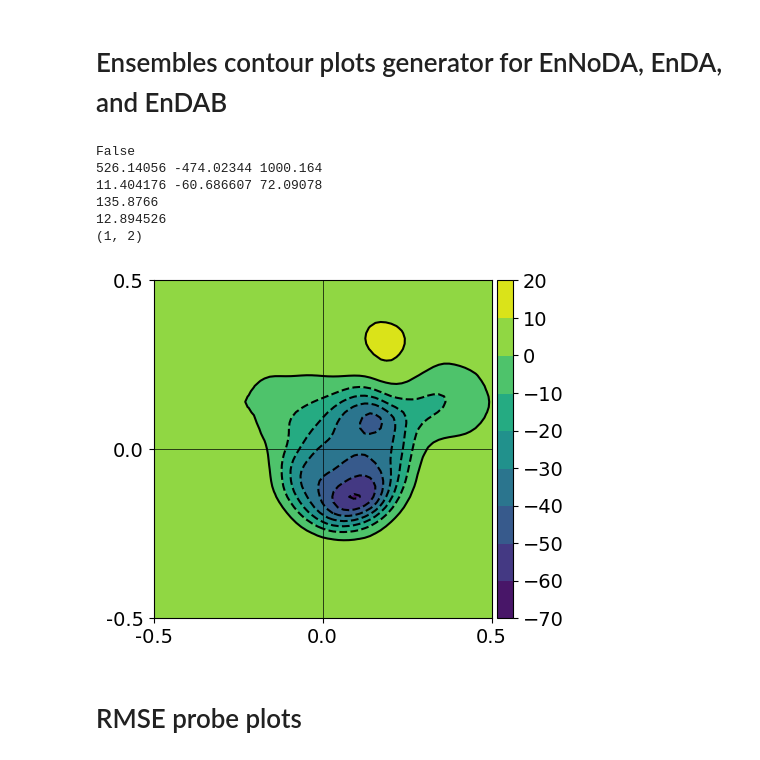
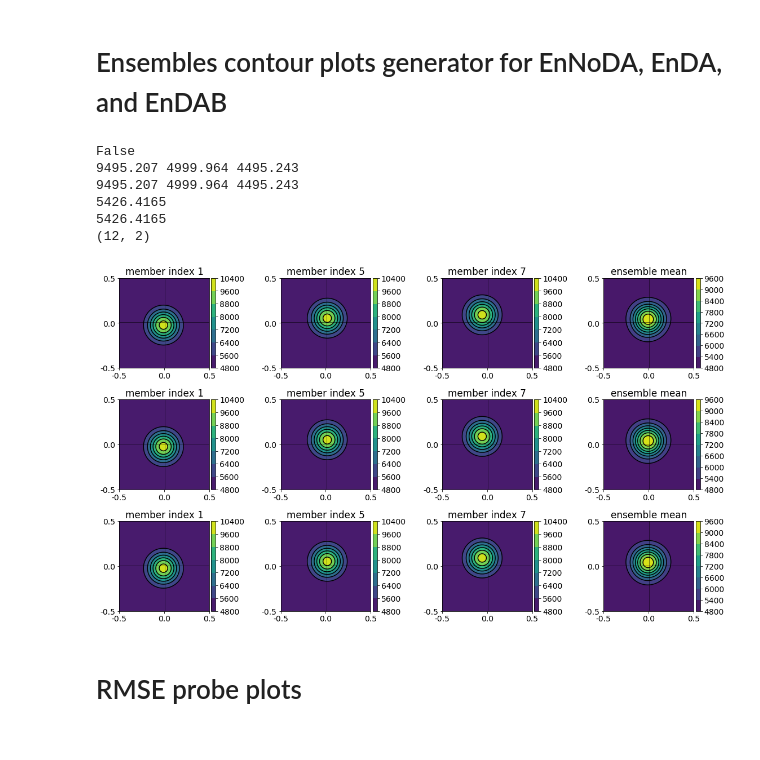
Before and after one commit to ray-chew/pyBELLA, a Jupyter notebook: visualiser_debugger/first_pub.ipynb, the cells around one changed output. Saved outputs shown, nothing was run; the diff lists cells and outputs as text; code cells hidden in the pictures.

```diff
--- a/visualiser_debugger/first_pub.ipynb
+++ b/visualiser_debugger/first_pub.ipynb
@@ -522,14 +525,15 @@ sfx1 = tc.cb_suffix(1,0, '%s' %(sfx0))
 sfx_ref = 'noda_pp'
 sfx_ref = 'pp_tra_ip_nonorm_ib-0'
 # attribute = 'rhow'
-attributes = ['rho','rhow']
-attributes = ['p2_nodes']
+attributes = ['rho','rhou']
+# attributes = ['p2_nodes']
+attributes = ['rho']
 attribute = attributes[0]
 
 times = [0.0]
 tag = 'ic'
 
-times = [3.0]
+times = [0.01]
 tag = tags[9]
 
 class oo(object): pass
@@ -539,9 +543,9 @@ ens_ref_oo = oo()
 
 if len(attributes) > 1:
     for attribute in attributes:
-        ens0 = tc.get_ensemble(times, N, attribute, sfx0, tag=tag, inner=True)
-        ens1 = tc.get_ensemble(times, N, attribute, sfx1, tag=tag, inner=True)
-        ens_ref = tc.get_ensemble(times, N, attribute, sfx_ref, tag=tag, inner=True)
+        ens0 = tc.get_ensemble(times, N, attribute, sfx0, tag=tag, inner=True)[-1]
+        ens1 = tc.get_ensemble(times, N, attribute, sfx1, tag=tag, inner=True)[-1]
+        ens_ref = tc.get_ensemble(times, N, attribute, sfx_ref, tag=tag, inner=True)[-1]
         setattr(ens0_oo,attribute,ens0)
         setattr(ens1_oo,attribute,ens1)
         setattr(ens_ref_oo,attribute,ens_ref)
@@ -578,12 +582,12 @@ print(np.sqrt((mean0**2).mean()))
 print(np.sqrt((mean1**2).mean()))
 mean0c = np.copy(mean0)
 mean1c = np.copy(mean1)
-# mean0 = [mean0.T**exp,'ensemble mean']
-# mean1 = [mean1.T**exp,'ensemble mean']
-# mean_ref = [mean_ref.T**exp,'ensemble mean']
-mean0 = [mean0.T**exp,'']
-mean1 = [mean1.T**exp,'']
-mean_ref = [mean_ref.T**exp,'']
+mean0 = [mean0.T**exp,'ensemble mean']
+mean1 = [mean1.T**exp,'ensemble mean']
+mean_ref = [mean_ref.T**exp,'ensemble mean']
+# mean0 = [mean0.T**exp,'']
+# mean1 = [mean1.T**exp,'']
+# mean_ref = [mean_ref.T**exp,'']
 means = [mean_ref, mean0, mean1]
 
 attr_labels = pt.labels()
@@ -593,7 +597,7 @@ for bb,ens in enumerate(enses):
     sfx = sfxes[bb]
 #     for aa, ens_at in enumerate(ens):
     fs = (14,8)
-    fs = (22,9)
+#     fs = (22,9)
 
     ens_arr = []
     for n,arr in enumerate(ens):
@@ -610,47 +614,52 @@ for bb,ens in enumerate(enses):
         if diff == True:
             arr -= arr_ref
 
         ens_arr.append([arr, 'member index %i' %n])
 #     arr_lst = [[arr[:,0,:].T,'member index %i' %n] for n,arr in enumerate(ens_at)]
     k = 0
     if k > N: k = 3
-#     arr_lst += [ens_arr[1],ens_arr[5],ens_arr[7]]
+    arr_lst += [ens_arr[1],ens_arr[5],ens_arr[7]]
 #     arr_lst = random.sample(arr_lst, k=k)
-    if bb == 2:
-        arr_lst.append(means[bb])
+#     if bb == 2:
+    arr_lst.append(means[bb])
 
     nn = 1 if N == 2 else 2
     nn = 1
     ncolslen = int(len(arr_lst)/nn)
 
 narr_lst = np.array(arr_lst)
 print(narr_lst.shape)
 
-ncolslen = 3
+ncolslen = 4
 fs = (16,10)
-fs = (5,5)
+# fs = (5,5)
 pl = pt.plotter(arr_lst,ncols=ncolslen,figsize=fs,sharey=False)
 
 x_axs = [-0.5,0.0,0.5]
 y_axs = [-0.5,0.0,0.5]
-x_loc = np.linspace(0,Nx,3)
-y_loc = np.linspace(0,Nz,3)
+if attribute == 'p2_nodes':
+    nnx, nnz = Nx, Nz
+else:
+    nnx, nnz = Nx-1,Nx-1
+
+x_loc = np.linspace(0,nnx,3)
+y_loc = np.linspace(0,nnz,3)
 
 pl.set_axes(x_locs=x_loc, y_locs=y_loc, x_axs=x_axs, y_axs=y_axs, axhline = 32, axvline = 32)
 
 #         st = "Quantity is %s at time %.2f.\n%s" %(attr_labels[attribute], times[0], sfx)
 _ = pl.plot(aspect='equal',method='contour')
 lbl = 'swe' if swe else 'euler'
 # pl.save_fig('%s_enses_means' %lbl)
-pl.save_fig('woDA')
+# pl.save_fig('')
 # %% [output]
 False
-526.14056 -474.02344 1000.164
-11.404176 -60.686607 72.09078
-135.8766
-12.894526
-(1, 2)
+9495.207 4999.964 4495.243
+9495.207 4999.964 4495.243
+5426.4165
+5426.4165
+(12, 2)
-[figure, old version]
+[figure, new version]
 # %% [markdown]
 # RMSE probe plots
 # %%
```
Also changed, not shown: parts of 17 cells of this notebook, 4 other files.
